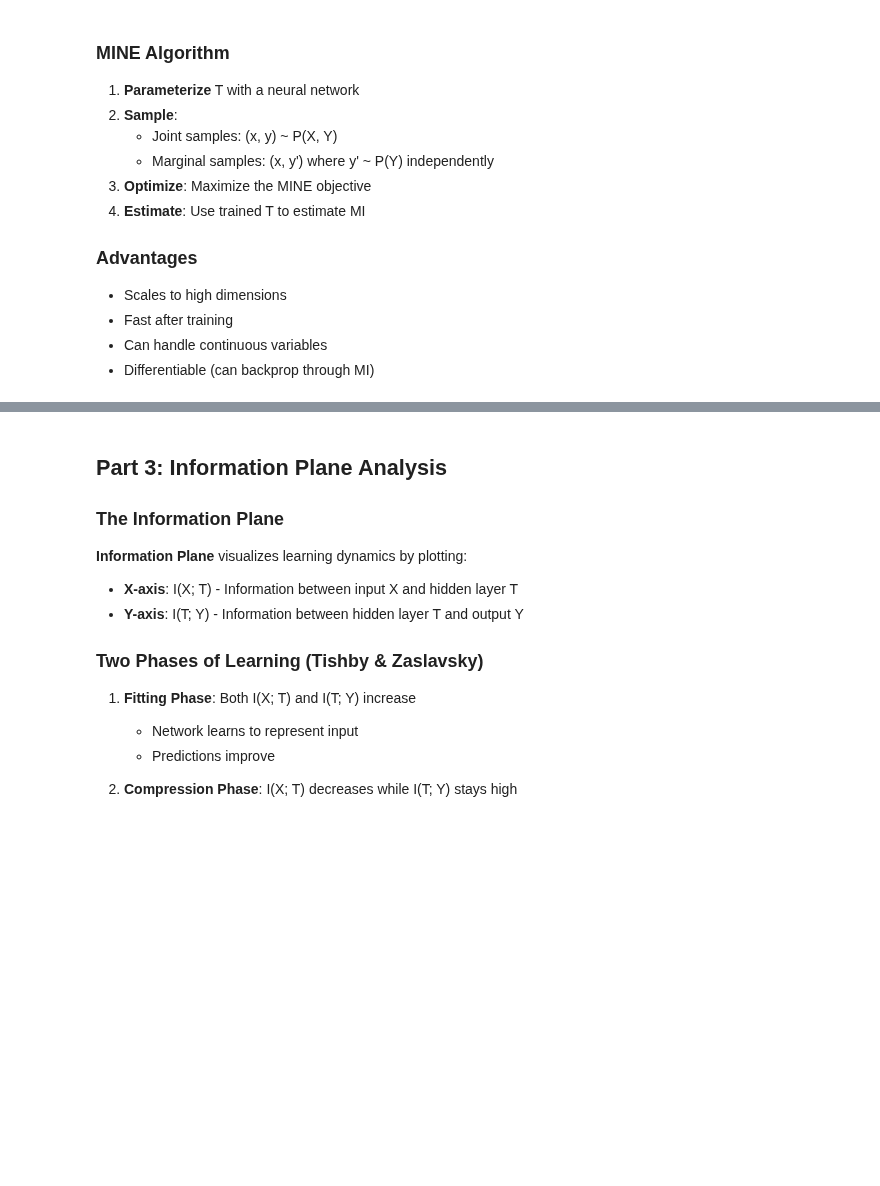
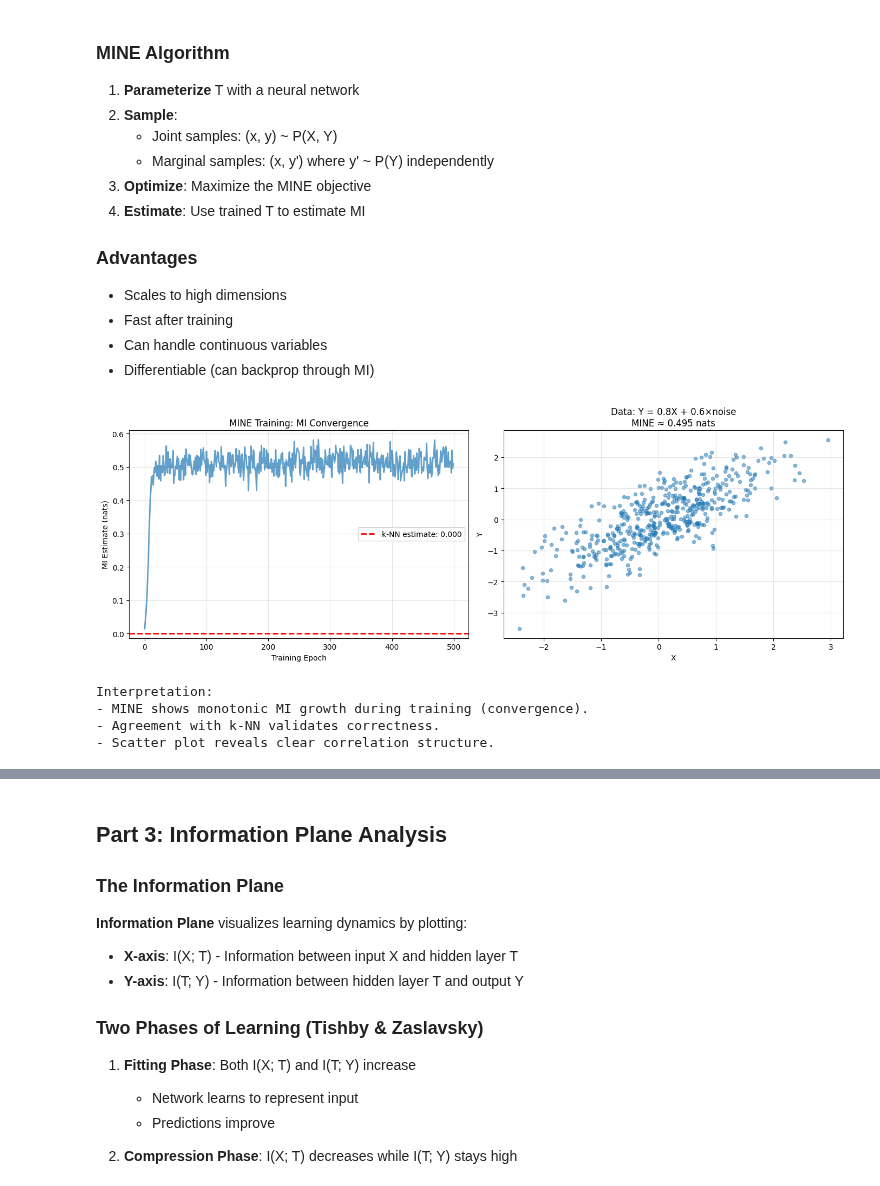
Before and after one commit to sidhulyalkar/neurOS-v1, a Jupyter notebook: packages/neuros-mechint/examples/09_information_theory.ipynb, the cells around one changed output, grey strips where cells are left out. Drawn from its saved outputs; the diff is of its cells as text; code cells hidden in the pictures; blank space fills up the shorter version.

```diff
--- a/packages/neuros-mechint/examples/09_information_theory.ipynb
+++ b/packages/neuros-mechint/examples/09_information_theory.ipynb
@@ -383 +315,73 @@ print(f"  k-NN: {mi_knn:.4f} nats")
+# %%
+# Demonstrate MINE training and MI convergence
+
+# --- Prepare data ---
+n_samples = 2000
+X_mine = np.random.randn(n_samples, 1)
+noise = np.random.randn(n_samples, 1)
+Y_mine = 0.8 * X_mine + 0.6 * noise
+
+X_torch = torch.tensor(X_mine, dtype=torch.float32)
+Y_torch = torch.tensor(Y_mine, dtype=torch.float32)
+
+# --- Initialize analyzer ---
+analyzer = InformationFlowAnalyzer(device="cuda" if torch.cuda.is_available() else "cpu", verbose=False)
+
+# --- Re-train MINE with manual logging ---
+mine_net = analyzer._estimate_mi_mine  # internal reference
+X = X_torch.to(analyzer.device)
+Y = Y_torch.to(analyzer.device)
+
+mine_net = analyzer  # just for naming clarity
+
+# Custom loop with logging
+mine_net.mi_history = []
+X = X.to(analyzer.device)
+Y = Y.to(analyzer.device)
+
+# Initialize MINE network manually
+mine_model = MINENetwork(x_dim=1, z_dim=1, hidden_dim=32).to(analyzer.device)
+optimizer = torch.optim.Adam(mine_model.parameters(), lr=1e-3)
+
+batch_size = 256
+n_epochs = 500
+n_batches = X.shape[0] // batch_size
+
+for epoch in range(n_epochs):
+    epoch_loss = 0
+    for batch_idx in range(n_batches):
+        start = batch_idx * batch_size
+        end = start + batch_size
+        x_batch = X[start:end]
+        y_batch = Y[start:end]
+
+        T_joint = mine_model(x_batch, y_batch)
+        y_shuffled = y_batch[torch.randperm(y_batch.shape[0])]
+        T_marginal = mine_model(x_batch, y_shuffled)
+
+        mi_lower_bound = T_joint.mean() - torch.exp(T_marginal).mean().log()
+        loss = -mi_lower_bound
+
+        optimizer.zero_grad()
+        loss.backward()
+        optimizer.step()
+
+        epoch_loss += -loss.item()
+    mine_net.mi_history.append(epoch_loss / n_batches)
+
+# Final estimate
+with torch.no_grad():
+    T_joint = mine_model(X, Y)
+    Y_marginal = Y[torch.randperm(Y.shape[0])]
+    T_marginal = mine_model(X, Y_marginal)
+    mi_mine = (T_joint.mean() - torch.exp(T_marginal).mean().log()).item()
+
+# k-NN baseline
+mi_knn = analyzer.estimate_mi_knn(X_torch, Y_torch, k=5)
+# %% [output]
+[figure, added]
+Interpretation:
+- MINE shows monotonic MI growth during training (convergence).
+- Agreement with k-NN validates correctness.
+- Scatter plot reveals clear correlation structure.
 # %%
```
Also changed, not shown: parts of 12 cells of this notebook, 3 other files.
